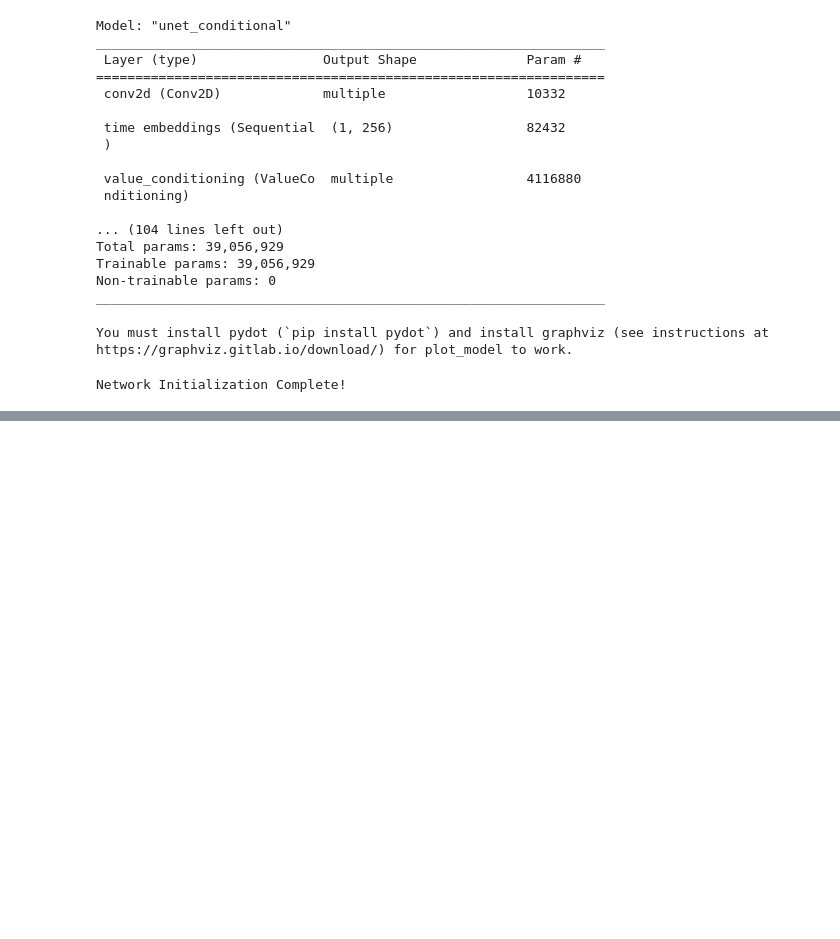
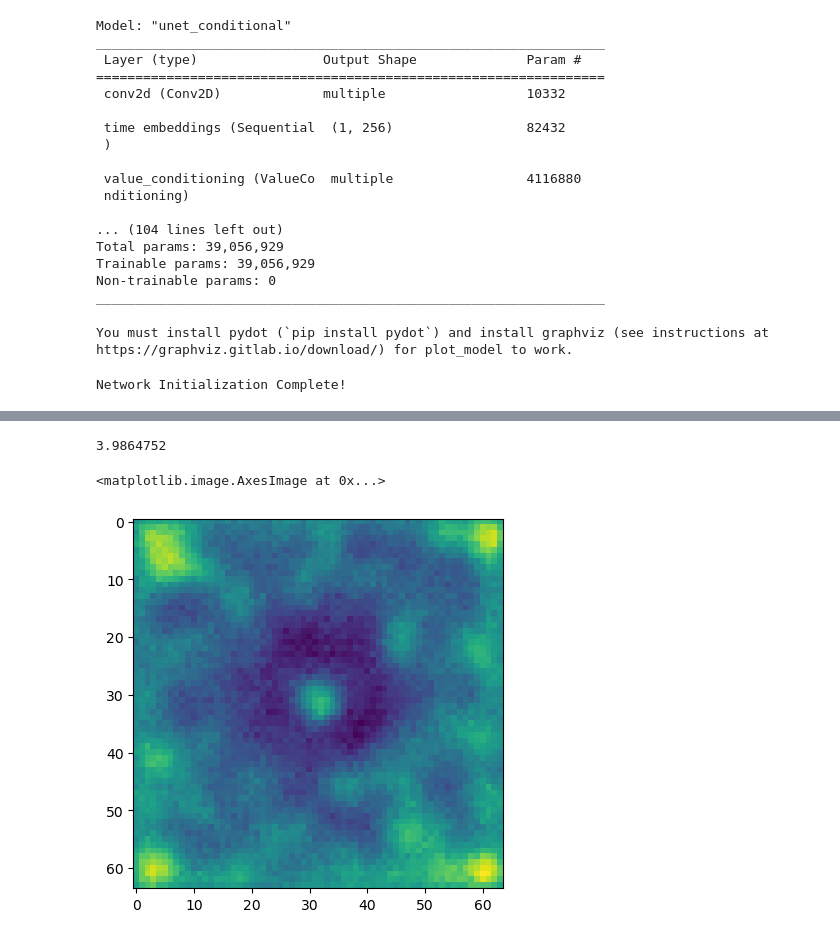
Before and after one commit to astrodatalab/photoz, a Jupyter notebook: code/generative_modeling/conditional_diffusion_aurora.ipynb, the cells around one changed output, grey strips where cells are left out. Saved outputs shown, nothing was run; the diff lists cells and outputs as text; code cells hidden in the pictures; blank space fills up the shorter version.

Commit message:
Added working normalized diffusion model 64x64

```diff
--- a/code/generative_modeling/conditional_diffusion_aurora.ipynb
+++ b/code/generative_modeling/conditional_diffusion_aurora.ipynb
@@ -543,7 +545,7 @@ def train_step(batch, condition):
 
     return loss_value
 
-epochs = 10
+epochs = 4
 
 for e in range(0, epochs):
     opt.learning_rate = 2e-4
@@ -608,6 +614,39 @@ def ddpm(x_t, pred_noise, t):
     z = np.random.normal(size=x_t.shape)
 
     return mean + (var ** .5) * z
+# %%
+z = 0.1
+x = tf.random.normal((1, 64, 64, 5))
+
+img_list_g = []
+img_list_r = []
+img_list_i = []
+img_list_z = []
+img_list_y = []
+img_list_g.append(np.squeeze(x, 0)[: , : , 0])
+img_list_r.append(np.squeeze(x, 0)[: , : , 1])
+img_list_i.append(np.squeeze(x, 0)[: , : , 2])
+img_list_z.append(np.squeeze(x, 0)[: , : , 3])
+img_list_y.append(np.squeeze(x, 0)[: , : , 4])
+
+for i in tqdm(range(timesteps - 1)):
+    t = np.expand_dims(np.array(timesteps - i - 1, np.int32), 0)
+    pred_noise = unet(x, np.array([z]), t)
+    x = ddpm(x, pred_noise, t)
+    img_list_g.append(np.squeeze(x, 0)[: , : , 0])
+    img_list_r.append(np.squeeze(x, 0)[: , : , 1])
+    img_list_i.append(np.squeeze(x, 0)[: , : , 2])
+    img_list_z.append(np.squeeze(x, 0)[: , : , 3])
+    img_list_y.append(np.squeeze(x, 0)[: , : , 4])
+# %%
+np.max(img_list_g[999])
+# %% [output]
+3.9864752
+# %%
+plt.imshow(img_list_i[999])
+# %% [output]
+<matplotlib.image.AxesImage at 0x...>
+[figure, added]
 # %%
 for k in range(0, 5):
     z = k / 2 + 0.1
```
Also changed, not shown: parts of 10 cells of this notebook, 26 other files.
